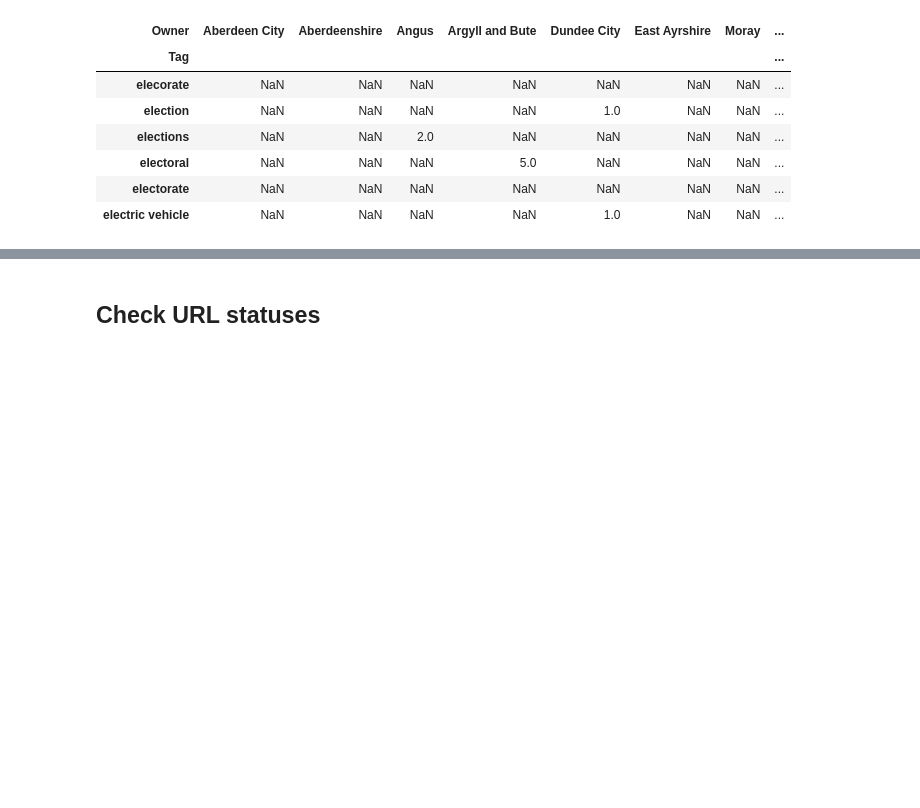
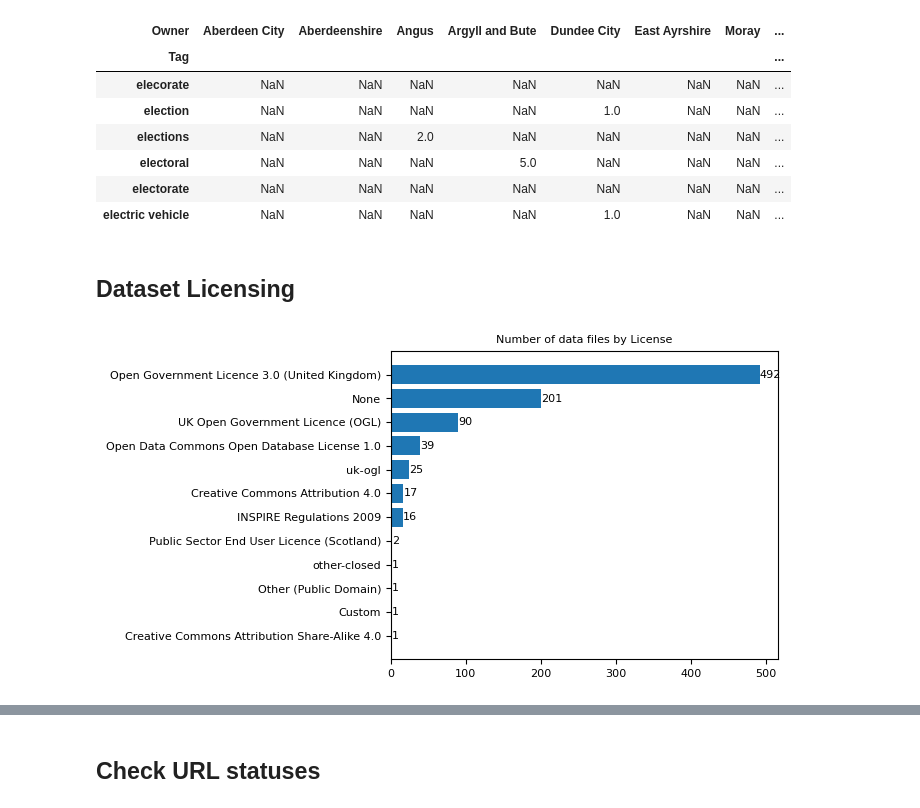
Before and after one commit to OpenDataScotland/the_od_bods, a Jupyter notebook: analytics/analytics.ipynb, the cells around one changed output, grey strips where cells are left out. Drawn from its saved outputs; the diff is of its cells as text; code cells hidden in the pictures; blank space fills up the shorter version.

Commit message:
added section on dataset licensing

```diff
--- a/analytics/analytics.ipynb
+++ b/analytics/analytics.ipynb
@@ -395,3 +395,19 @@ stats_d3.loc[elec_tag_list,:]
 | electoral | NaN | NaN | NaN | 5.0 | NaN | NaN | NaN | ... |
 | electorate | NaN | NaN | NaN | NaN | NaN | NaN | NaN | ... |
 | electric vehicle | NaN | NaN | NaN | NaN | 1.0 | NaN | NaN | ... |
+# %% [markdown]
+## Dataset Licensing
+# %%
+stats_h = pd.DataFrame(data.groupby(['License'], dropna=False).size().sort_values(ascending=True)).reset_index().rename(columns={0:'Count'})
+stats_h = stats_h.fillna('None')
+
+plt.figure(figsize=(5,4))
+plt.barh(y=stats_h['License'], width=stats_h['Count'])
+plt.ylabel(''), plt.xlabel('')
+for i in range(len(stats_h['License'])):
+    y=stats_h['Count']
+    plt.text(y[i], i, round(y[i],0), va = 'center')
+plt.title('Number of data files by License')
+plt.show()
+# %% [output]
+[figure, added]
```
Also changed, not shown: parts of 2 cells of this notebook.
